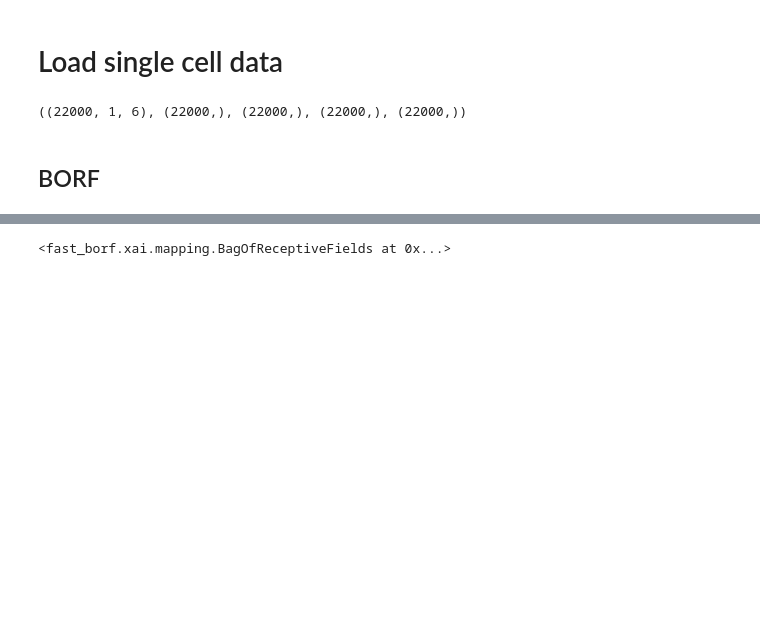
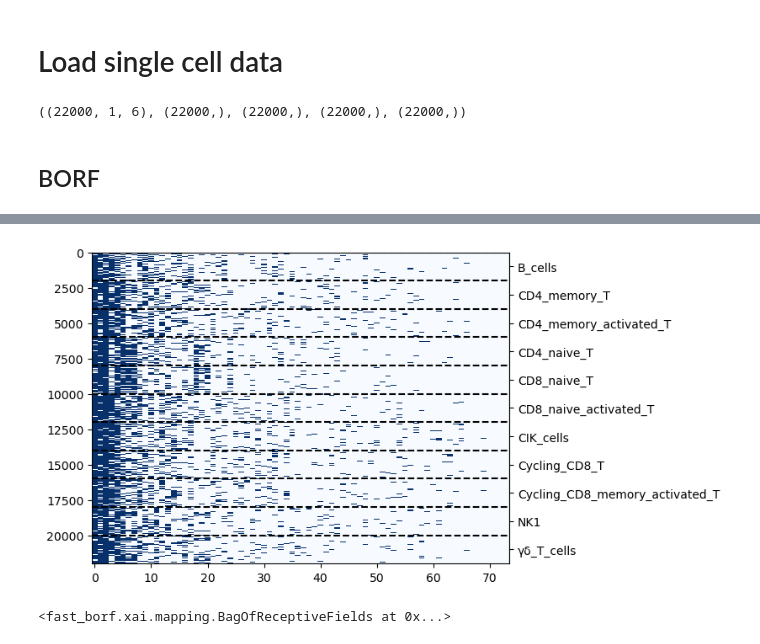
Before and after one commit to antoniocollesei/SHISMA, a Jupyter notebook: 2024-11-08_borf_mapping.ipynb, the cells around one changed output, grey strips where cells are left out. Drawn from its saved outputs; the diff is of its cells as text; code cells hidden in the pictures; blank space fills up the shorter version.

```diff
--- a/2024-11-08_borf_mapping.ipynb
+++ b/2024-11-08_borf_mapping.ipynb
@@ -63,3 +111,16 @@ X_transformed = borf.fit_transform(X)
+# %%
+plt.imshow((X_transformed_sorted>0)*1, cmap="Blues", aspect="auto", interpolation="none")
+
+# plt.axhline(y=i, color='k', linestyle='--')
+secax = plt.gca().secondary_yaxis('right')  # Adds a secondary x-axis at the top
+secax.set_yticks(np.arange(0, len(cells), 2000)+1000)  # Set ticks every 2000
+secax.set_yticklabels(cells[np.argsort(cells)][::2000])
+
+for i in range(0, len(cells), 2000):
+    plt.axhline(y=i, color='k', linestyle='--')
+# plt.xscale("log")
+# %% [output]
+[figure, added]
 # %%
 mapper = BagOfReceptiveFields(borf)
 mapper.build(X[:100])
```
Also changed, not shown: parts of 10 cells of this notebook, 2 other files.
